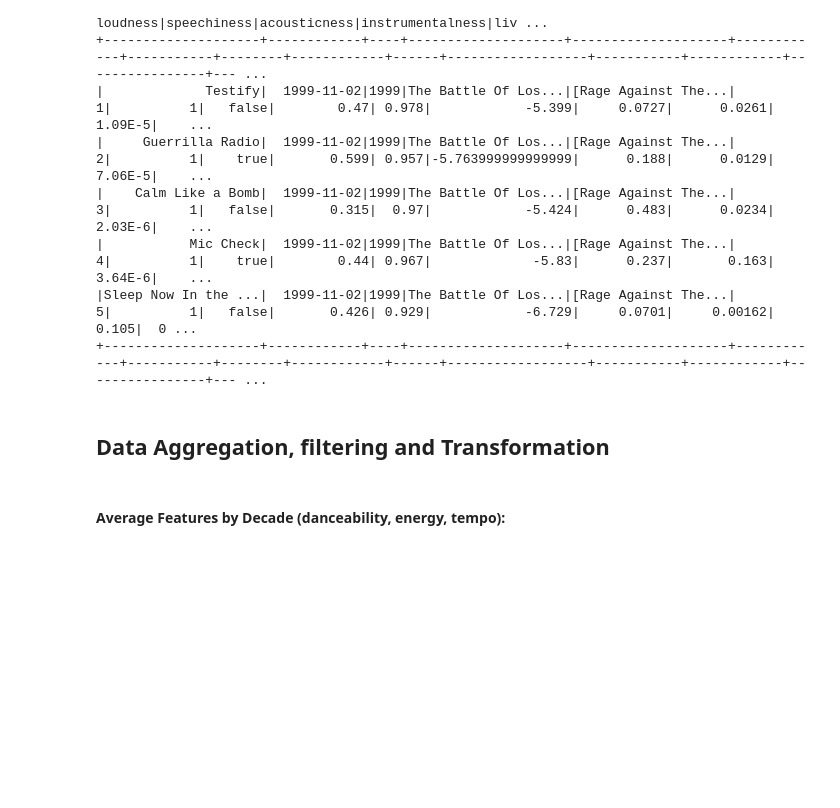
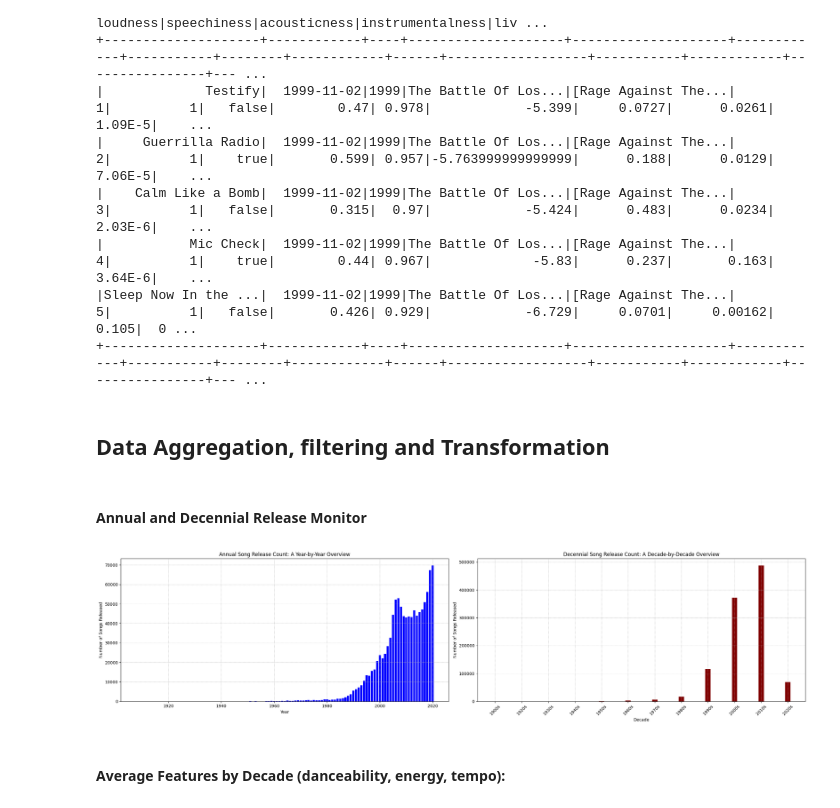
Before and after one commit to ALotov2000/Data_Science-CA3-pyspark-starter, a Jupyter notebook: main.ipynb, the cells around one changed output. Saved outputs shown, nothing was run; the diff lists cells and outputs as text; code cells hidden in the pictures; blank space fills up the shorter version.

Commit message:
feat: new plots and queries were added

```diff
--- a/main.ipynb
+++ b/main.ipynb
@@ -109,7 +112,6 @@ df.show(1)
 ## Preprocess the Data
 # %%
 final_df = (df
-            .dropna()
             .select("name",
                     "release_date", "year",
                     "album",
@@ -120,11 +122,15 @@ final_df = (df
                     'danceability', 'energy', 'loudness', 'speechiness', 'acousticness', 'instrumentalness', 'liveness', 'valence', 'tempo',
                     'duration_ms'
                     )
-            .withColumn("release_date", F.to_date("release_date", "yyyy-MM-dd"))
+            .withColumn("release_date", F.to_date("release_date",
+                                                  "yyyy-MM-dd"))
+            .dropna(subset=["release_date"])
             .withColumn("artists", F.split(F.regexp_replace("artists", r"[\[\]']", ""), ","))
-            .withColumn("duration", F.col("duration_ms") / 1000)
-            .withColumn("minute", (F.col("duration") / 60).cast("int"))
-            .withColumn("second", (F.col("duration") % 60).cast("int"))
+            .withColumn("duration_s", F.col("duration_ms") / 1000)
+            .withColumn("minute", (F.col("duration_s") / 60).cast("int"))
+            .withColumn("second", (F.col("duration_s") % 60).cast("int"))
+            .withColumn("duration", F.concat(F.format_string("%02d", "minute"), F.lit(":"), F.format_string("%02d", "second")))
+            .withColumn("decade", F.concat((F.floor(F.col("year") / 10) * 10).cast("string"), F.lit("s")))
             .where(F.col('year') > 1900))
 # %%
 final_df.printSchema()
@@ -164,5 +178,38 @@ final_df.show(5)
 +--------------------+------------+----+--------------------+--------------------+------------+-----------+--------+------------+------+------------------+-----------+------------+----------------+--- ...
 # %% [markdown]
 ## Data Aggregation, filtering and Transformation
+# %% [markdown]
+#### Annual and Decennial Release Monitor
+# %%
+annual_data = (final_df
+               .groupby("year")
+               .agg(F.count("name").alias('number_of_songs'))
+               .orderBy("year")).toPandas()
+decennial_data = (final_df
+               .groupby("decade")
+               .agg(F.count("name").alias('number_of_songs'))
+               .orderBy("decade")).toPandas()
+
+plt.figure(figsize=(24, 6))
+plt.subplot(1, 2, 1)
+plt.bar(annual_data['year'], annual_data['number_of_songs'], color='blue')
+plt.title("Annual Song Release Count: A Year-by-Year Overview")
+plt.xlabel("Year")
+plt.ylabel("Number of Songs Released")
+plt.grid(True, which='both', linestyle='--', linewidth=0.5)
+
+plt.subplot(1, 2, 2)
+plt.bar(decennial_data['decade'], decennial_data['number_of_songs'], color='maroon', width=0.2)
+plt.title("Decennial Song Release Count: A Decade-by-Decade Overview")
+plt.xlabel("Decade")
+plt.ylabel("Number of Songs Released")
+plt.xticks(rotation=45)
+plt.grid(True, which='both', linestyle='--', linewidth=0.5)
+
+plt.tight_layout()
+plt.show()
+del annual_data, decennial_data
+# %% [output]
+[figure, added]
 # %% [markdown]
 #### Average Features by Decade (danceability, energy, tempo):
```
Also changed, not shown: parts of 41 cells of this notebook.
